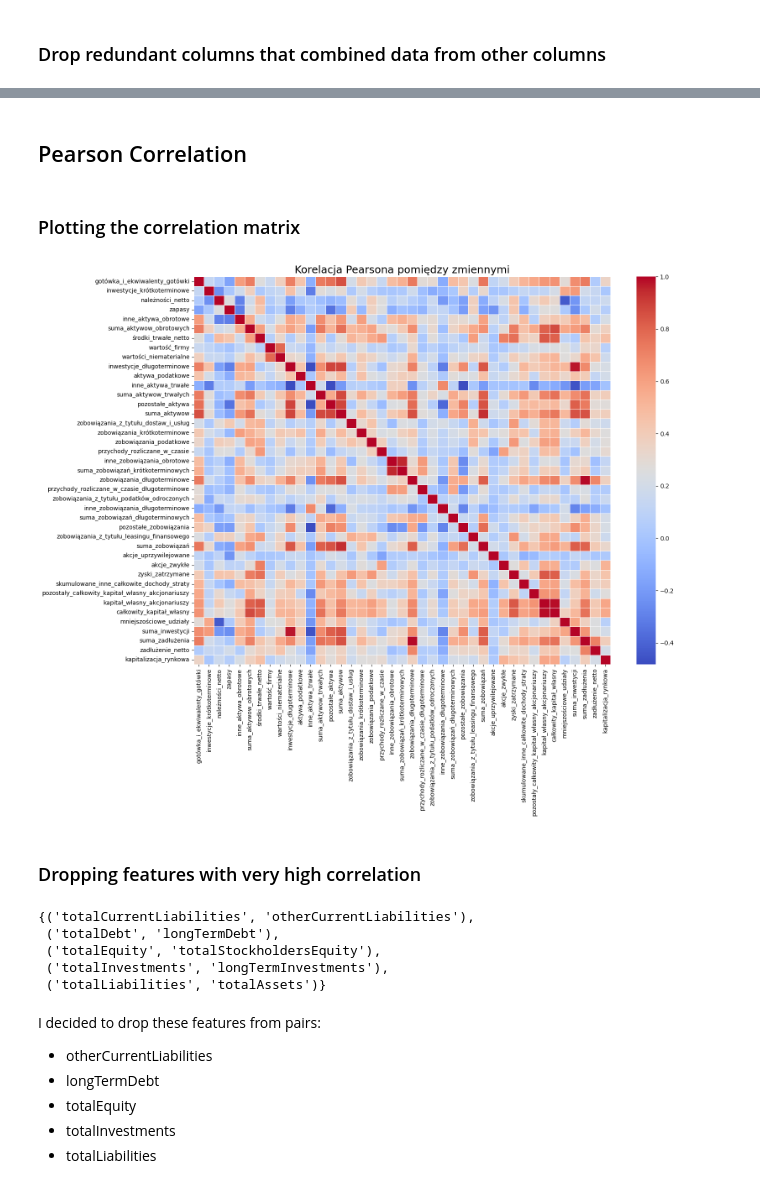
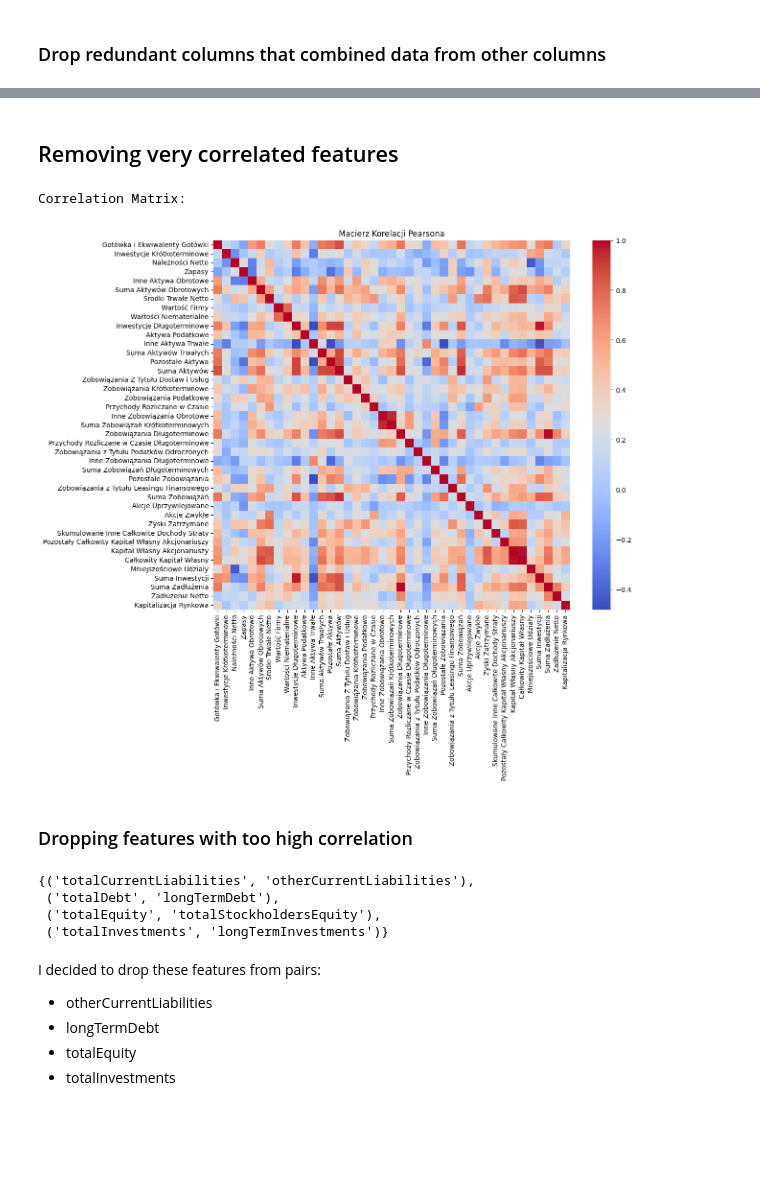
Before and after one commit to MatiPl01/stock-market-prices-prediction, a Jupyter notebook: preprocessing.ipynb, the cells around one changed output, grey strips where cells are left out. Cells and saved outputs as stored; diff of their text form; code cells hidden in the pictures; blank space fills up the shorter version.

```diff
--- a/preprocessing.ipynb
+++ b/preprocessing.ipynb
@@ -187,36 +101,34 @@ Index(['symbol', 'gotówka_i_ekwiwalenty_gotówki', 'inwestycje_krótkoterminowe
-# %% [markdown]
-## Pearson Correlation
-# %% [markdown]
-### Plotting the correlation matrix
+# %% [markdown]
+## Removing very correlated features
 # %%
-df_numeric = df.drop(columns=["symbol"])
+df_numeric = df.drop(columns=["symbol", "date"])
 
-correlation_matrix = df_numeric.corr()
+print("\nCorrelation Matrix:")
+corr_matrix = df_numeric.corr(method="pearson")
 
-# Rename the columns using the translation dictionary
-correlation_matrix_translated = correlation_matrix.rename(
-    index=column_translation, columns=column_translation
+corr_matrix_translated = corr_matrix.rename(
+    columns=utils.translate_column, index=utils.translate_column
 )
 
-
-plt.figure(figsize=(16, 12))
-sns.heatmap(correlation_matrix_translated, annot=False, cmap="coolwarm", linewidths=0.5)
-plt.title("Korelacja Pearsona pomiędzy zmiennymi", fontsize=18)
+plt.figure(figsize=(12, 10))
+sns.heatmap(corr_matrix_translated, annot=False, cmap="coolwarm")
+plt.title("Macierz Korelacji Pearsona")
 plt.show()
 # %% [output]
+Correlation Matrix:
-[figure, old version]
+[figure, new version]
 # %% [markdown]
-### Dropping features with very high correlation
+### Dropping features with too high correlation
 # %%
-high_corr_threshold = 0.9
+high_corr_threshold = 0.95
 
 # Identify columns with high correlation (ignoring the diagonal)
 high_corr_pairs = set()
-for i in range(len(correlation_matrix_translated.columns)):
+for i in range(len(corr_matrix_translated.columns)):
     for j in range(i):
-        if abs(correlation_matrix_translated.iloc[i, j]) >= high_corr_threshold:
-            colname_i = correlation_matrix.columns[i]
-            colname_j = correlation_matrix.columns[j]
+        if abs(corr_matrix_translated.iloc[i, j]) >= high_corr_threshold:
+            colname_i = corr_matrix.columns[i]
+            colname_j = corr_matrix.columns[j]
             high_corr_pairs.add((colname_i, colname_j))
 
 high_corr_pairs
@@ -224,15 +136,14 @@ high_corr_pairs
 {('totalCurrentLiabilities', 'otherCurrentLiabilities'),
  ('totalDebt', 'longTermDebt'),
  ('totalEquity', 'totalStockholdersEquity'),
- ('totalInvestments', 'longTermInvestments'),
- ('totalLiabilities', 'totalAssets')}
+ ('totalInvestments', 'longTermInvestments')}
 # %% [markdown]
 I decided to drop these features from pairs:
+
 - otherCurrentLiabilities
 - longTermDebt
 - totalEquity
 - totalInvestments
-- totalLiabilities
 # %%
 columns_to_drop = [
     "otherCurrentLiabilities",  # Keep totalCurrentLiabilities
```
Also changed, not shown: parts of 24 cells of this notebook, 6 other files.
